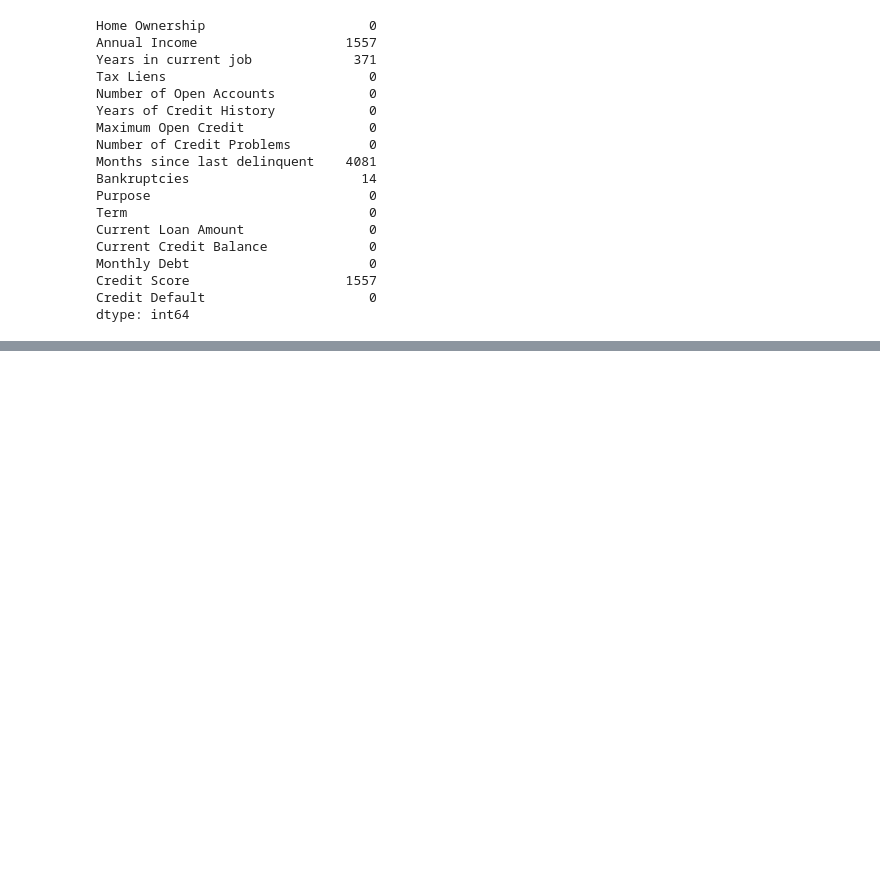
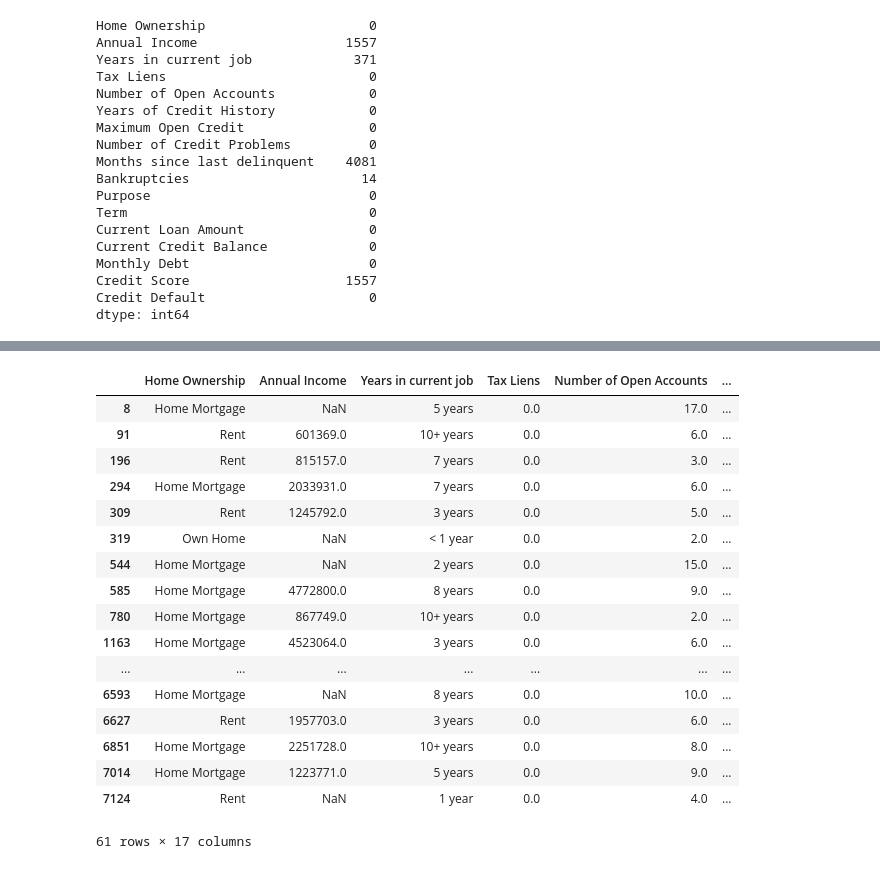
Before and after one commit to Valdert-13/probability-of-performance-by-the-borrower, a Jupyter notebook: project.ipynb, the cells around one changed output, grey strips where cells are left out. Drawn from its saved outputs; the diff is of its cells as text; code cells hidden in the pictures; blank space fills up the shorter version.

```diff
--- a/project.ipynb
+++ b/project.ipynb
@@ -120,0 +145,21 @@ Name: Credit Score, Length: 268, dtype: int64
+# %%
+df.loc[df['Current Credit Balance'] < 100 ]
+# %% [output]
+|  | Home Ownership | Annual Income | Years in current job | Tax Liens | Number of Open Accounts | ... |
+| 8 | Home Mortgage | NaN | 5 years | 0.0 | 17.0 | ... |
+| 91 | Rent | 601369.0 | 10+ years | 0.0 | 6.0 | ... |
+| 196 | Rent | 815157.0 | 7 years | 0.0 | 3.0 | ... |
+| 294 | Home Mortgage | 2033931.0 | 7 years | 0.0 | 6.0 | ... |
+| 309 | Rent | 1245792.0 | 3 years | 0.0 | 5.0 | ... |
+| 319 | Own Home | NaN | < 1 year | 0.0 | 2.0 | ... |
+| 544 | Home Mortgage | NaN | 2 years | 0.0 | 15.0 | ... |
+| 585 | Home Mortgage | 4772800.0 | 8 years | 0.0 | 9.0 | ... |
+| 780 | Home Mortgage | 867749.0 | 10+ years | 0.0 | 2.0 | ... |
+| 1163 | Home Mortgage | 4523064.0 | 3 years | 0.0 | 6.0 | ... |
+| ... | ... | ... | ... | ... | ... | ... |
+| 6593 | Home Mortgage | NaN | 8 years | 0.0 | 10.0 | ... |
+| 6627 | Rent | 1957703.0 | 3 years | 0.0 | 6.0 | ... |
+| 6851 | Home Mortgage | 2251728.0 | 10+ years | 0.0 | 8.0 | ... |
+| 7014 | Home Mortgage | 1223771.0 | 5 years | 0.0 | 9.0 | ... |
+| 7124 | Rent | NaN | 1 year | 0.0 | 4.0 | ... |
+61 rows × 17 columns
```
Also changed, not shown: parts of 6 cells of this notebook.
